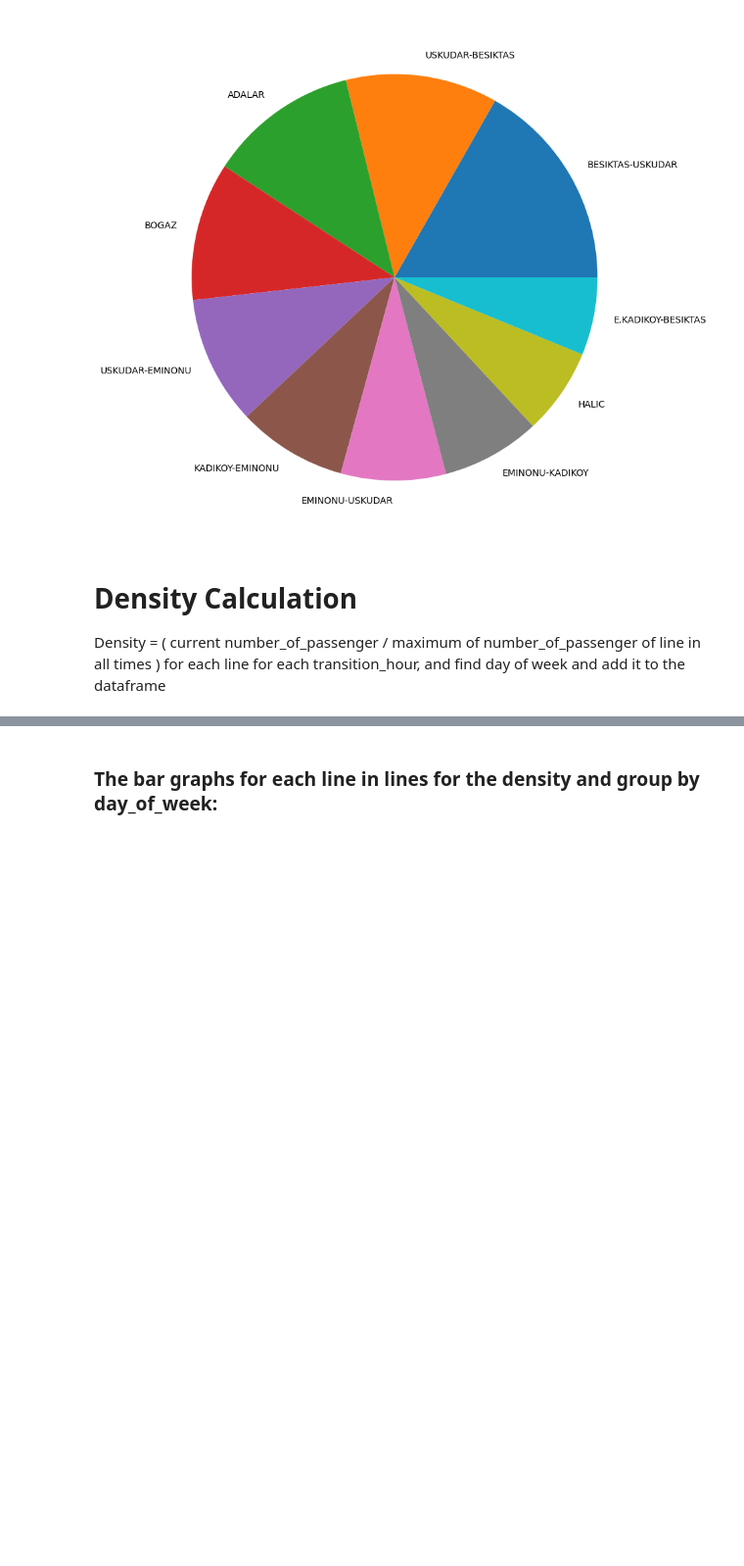
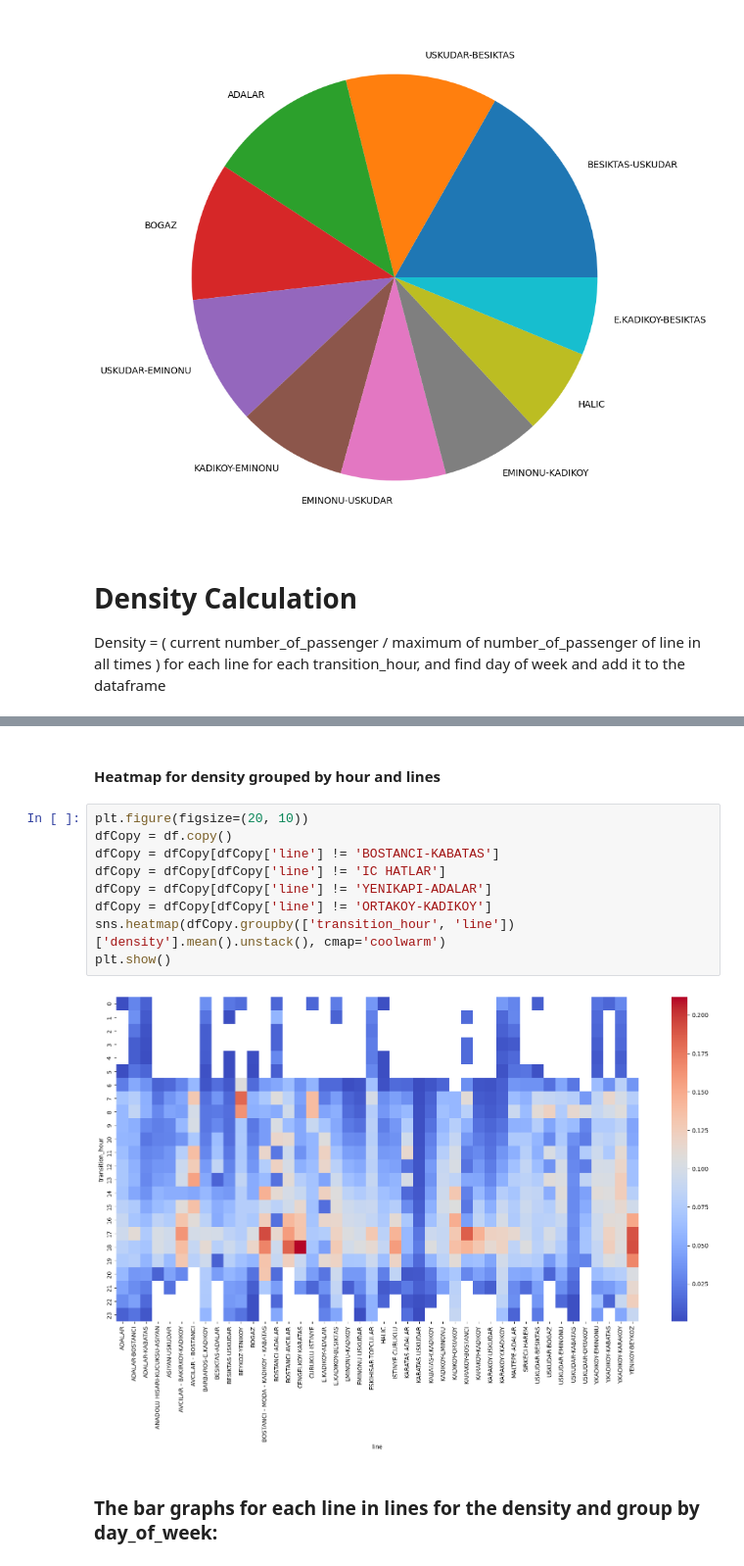
Before and after one commit to senaoz/49Y, a Jupyter notebook: istanbulEylul23/main.ipynb, the cells around one changed output, grey strips where cells are left out. Shown: that part at 98% size. Cells and saved outputs as stored; diff of their text form; blank space fills up the shorter version.

```diff
--- a/istanbulEylul23/main.ipynb
+++ b/istanbulEylul23/main.ipynb
@@ -160,3 +173,16 @@ for line in lines[:2]:
+# %% [markdown]
+#### Heatmap for density grouped by hour and lines
+# %%
+plt.figure(figsize=(20, 10))
+dfCopy = df.copy()
+dfCopy = dfCopy[dfCopy['line'] != 'BOSTANCI-KABATAS']
+dfCopy = dfCopy[dfCopy['line'] != 'IC HATLAR']
+dfCopy = dfCopy[dfCopy['line'] != 'YENIKAPI-ADALAR']
+dfCopy = dfCopy[dfCopy['line'] != 'ORTAKOY-KADIKOY']
+sns.heatmap(dfCopy.groupby(['transition_hour', 'line'])['density'].mean().unstack(), cmap='coolwarm')
+plt.show()
+# %% [output]
+[figure, added]
 # %% [markdown]
 ### The bar graphs for each line in lines for the density and group by day_of_week:
 # %%
```
Also changed, not shown: parts of 26 cells of this notebook, 3 other files.
